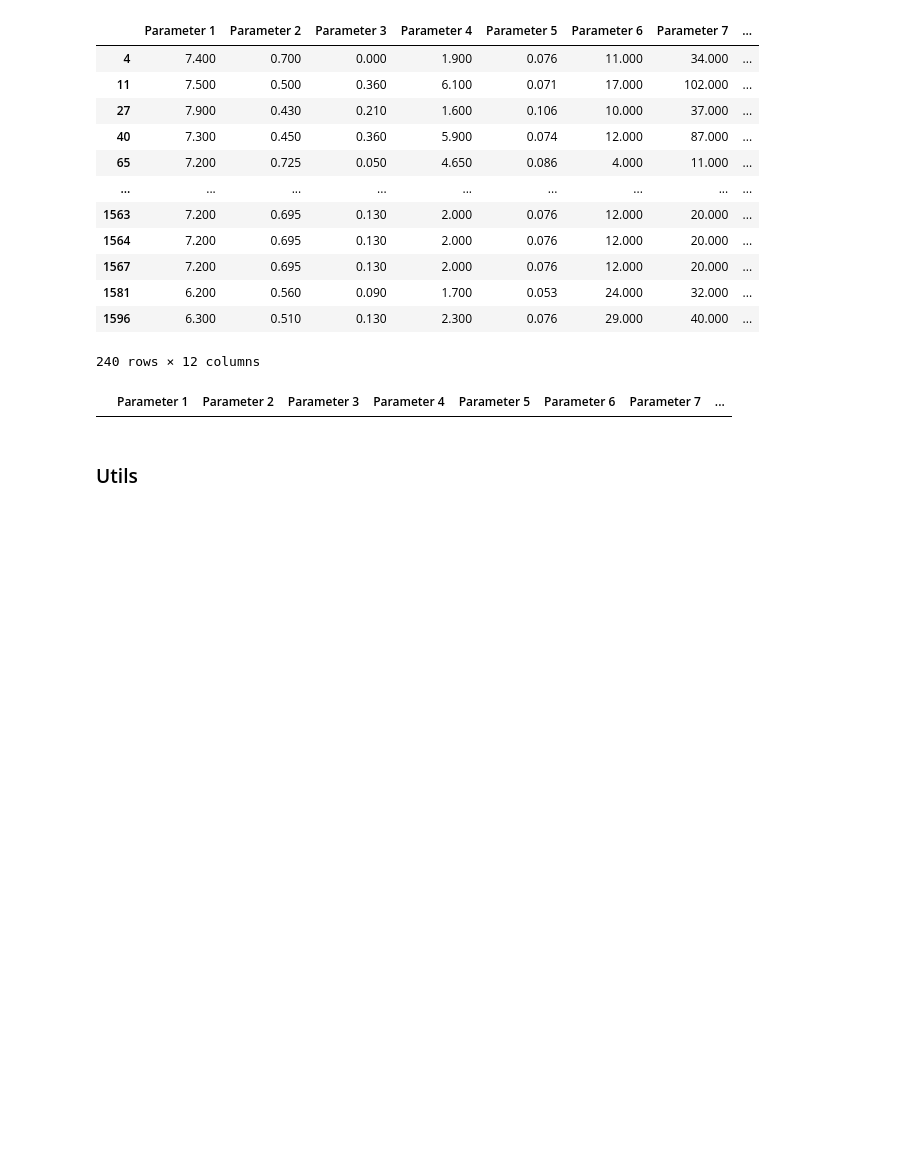
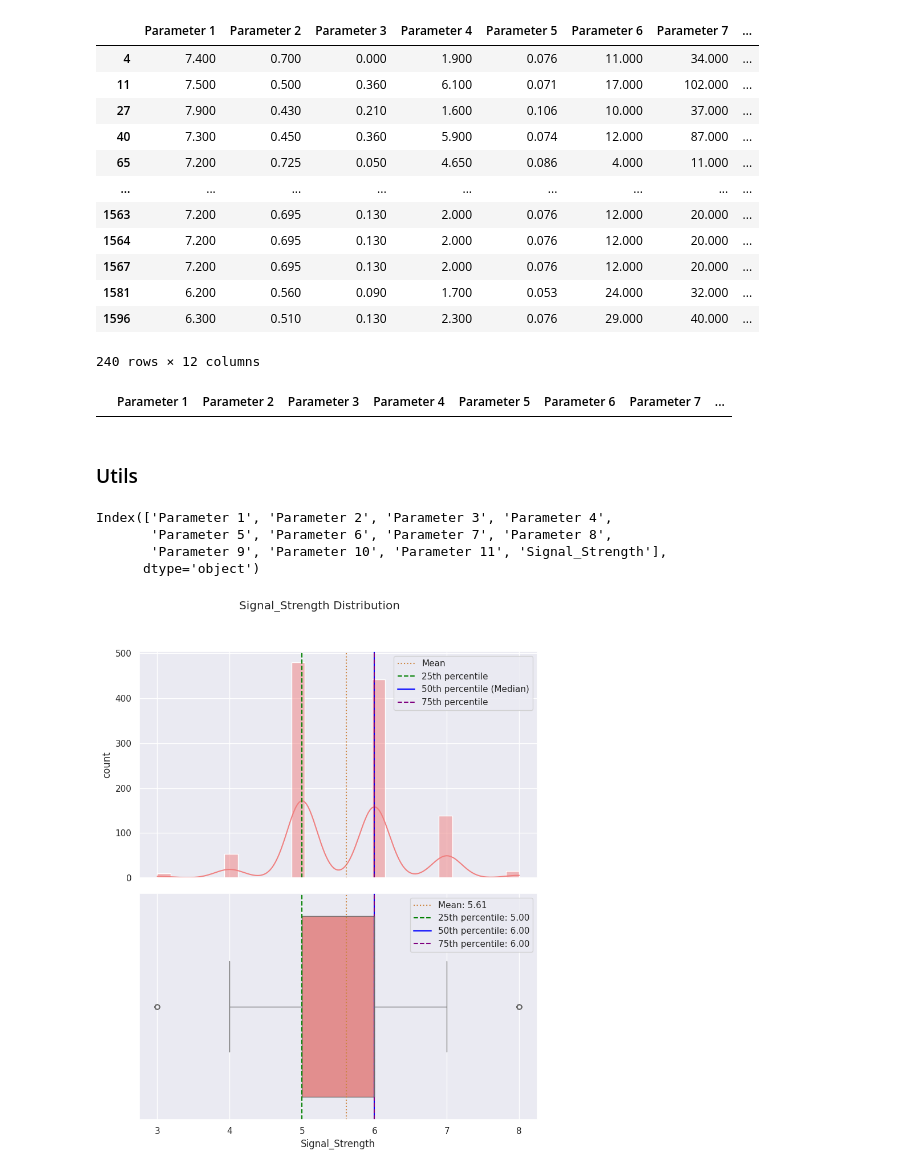
Before and after one commit to Rajesh2015/Neural-Networks-Projects, a Jupyter notebook: Introduction to Neural Networks/Introduction_to_Neural_Networks.ipynb, the cells around one changed output. Drawn from its saved outputs; the diff is of its cells as text; code cells hidden in the pictures; blank space fills up the shorter version.

```diff
--- a/Introduction to Neural Networks/Introduction_to_Neural_Networks.ipynb
+++ b/Introduction to Neural Networks/Introduction_to_Neural_Networks.ipynb
@@ -465,3 +463,14 @@ def distribution_plot_wrt_target(data, predictor, target, xlabel1, xlabel2):
 
     plt.tight_layout()
     plt.show()
+# %%
+signal_df.columns
+# %% [output]
+Index(['Parameter 1', 'Parameter 2', 'Parameter 3', 'Parameter 4',
+       'Parameter 5', 'Parameter 6', 'Parameter 7', 'Parameter 8',
+       'Parameter 9', 'Parameter 10', 'Parameter 11', 'Signal_Strength'],
+      dtype='object')
+# %%
+plot_histogram_and_boxplot(signal_df,'Signal_Strength','Signal_Strength','count','Signal_Strength Distribution')
+# %% [output]
+[figure, added]
```
Also changed, not shown: parts of 2 cells of this notebook.
